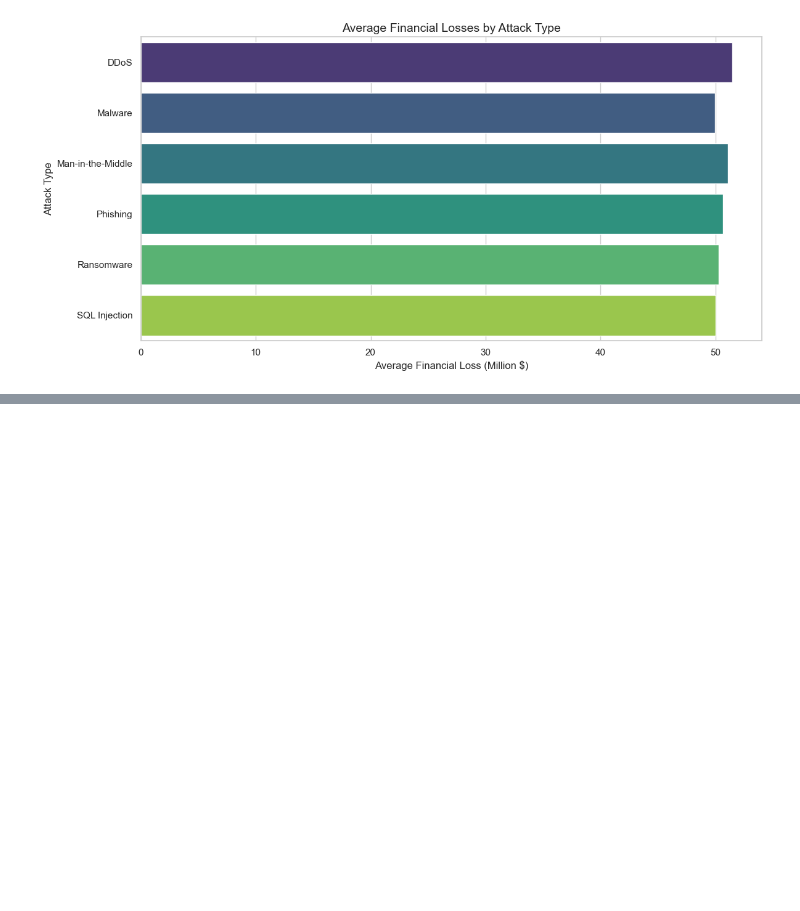
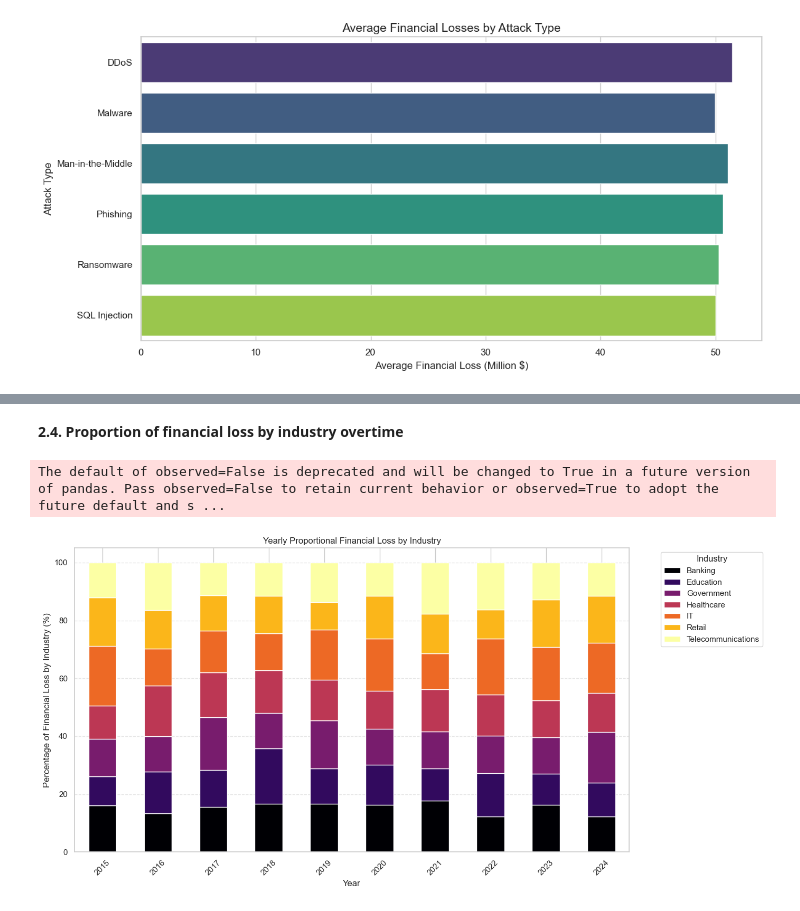
Before and after one commit to immaFrogUwU/Cyber-Security-Threats, a Jupyter notebook: Data_Storytelling_Cyber_Security_Threats.ipynb, the cells around one changed output, grey strips where cells are left out. Drawn from its saved outputs; the diff is of its cells as text; code cells hidden in the pictures; blank space fills up the shorter version.

```diff
--- a/Data_Storytelling_Cyber_Security_Threats.ipynb
+++ b/Data_Storytelling_Cyber_Security_Threats.ipynb
@@ -556,0 +666,30 @@ Passing `palette` without assigning `hue` is deprecated and will be removed in v
+# %% [markdown]
+**2.4. Proportion of financial loss by industry overtime**
+# %%
+#Bước 1: Gom nhóm theo Year và Target Industry
+grouped = cybersec_cleaned.groupby(["Year", "Target Industry"])["Financial Loss (in Million $)"].sum().reset_index()
+
+# Bước 2: Pivot lại thành bảng theo định dạng phù hợp
+pivot = grouped.pivot(index="Year", columns="Target Industry", values="Financial Loss (in Million $)").fillna(0)
+
+# Bước 3: Tính tỷ lệ phần trăm theo từng năm
+proportional = pivot.div(pivot.sum(axis=1), axis=0) * 100  # Tỷ lệ phần trăm
+
+# Bước 4: Vẽ stacked bar chart
+proportional.plot(
+    kind="bar",
+    stacked=True,
+    figsize=(14, 7),
+    colormap="inferno"
+)
+
+plt.ylabel("Percentage of Financial Loss by Industry (%)")
+plt.title("Yearly Proportional Financial Loss by Industry")
+plt.xticks(rotation=45)
+plt.legend(title="Industry", bbox_to_anchor=(1.05, 1), loc="upper left")
+plt.tight_layout()
+plt.grid(axis='y', linestyle='--', alpha=0.5)
+plt.show()
+# %% [output]
+The default of observed=False is deprecated and will be changed to True in a future version of pandas. Pass observed=False to retain current behavior or observed=True to adopt the future default and s ...
+[figure, added]
```
Also changed, not shown: parts of 17 cells of this notebook.
